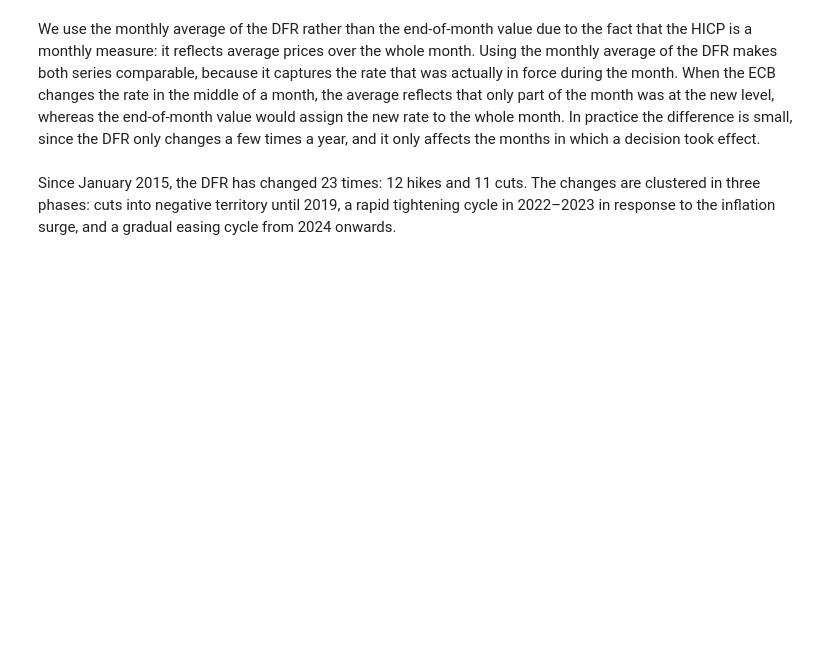
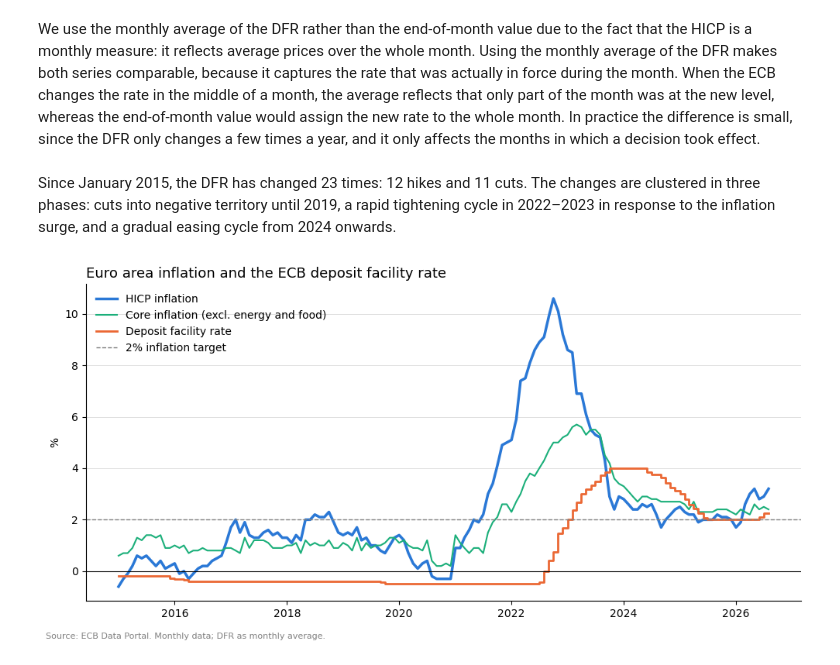
Before and after one commit to marcferrerp/ecb-monetary-policy-response, a Jupyter notebook: ecb_monetary_policy_response.ipynb, the cells around one changed output. Drawn from its saved outputs; the diff is of its cells as text; code cells hidden in the pictures; blank space fills up the shorter version.

Commit message:
Clean up repository

```diff
--- a/ecb_monetary_policy_response.ipynb
+++ b/ecb_monetary_policy_response.ipynb
@@ -112,3 +106,43 @@ Cuts: 11
 We use the monthly average of the DFR rather than the end-of-month value due to the fact that the HICP is a monthly measure: it reflects average prices over the whole month. Using the monthly average of the DFR makes both series comparable, because it captures the rate that was actually in force during the month. When the ECB changes the rate in the middle of a month, the average reflects that only part of the month was at the new level, whereas the end-of-month value would assign the new rate to the whole month. In practice the difference is small, since the DFR only changes a few times a year, and it only affects the months in which a decision took effect.
 # %% [markdown]
 Since January 2015, the DFR has changed 23 times: 12 hikes and 11 cuts. The changes are clustered in three phases: cuts into negative territory until 2019, a rapid tightening cycle in 2022–2023 in response to the inflation surge, and a gradual easing cycle from 2024 onwards.
+# %%
+import matplotlib.pyplot as plt
+
+# Colours: one per series, clearly distinct (also for colour-blind readers)
+COLORS = {"HICP": "#2a78d6", "CORE": "#1baf7a", "DFR": "#eb6834"}
+
+fig, ax = plt.subplots(figsize=(10, 5))
+
+# 1. Inflation: headline (main line, thicker) and core
+ax.plot(monthly.index, monthly["HICP"], label="HICP inflation",
+        color=COLORS["HICP"], linewidth=2.5)
+ax.plot(monthly.index, monthly["CORE"], label="Core inflation (excl. energy and food)",
+        color=COLORS["CORE"], linewidth=1.5)
+
+# 2. DFR as a step line: it jumps on decision dates, it does not move gradually
+ax.plot(monthly.index, monthly["DFR"], label="Deposit facility rate",
+        color=COLORS["DFR"], linewidth=2, drawstyle="steps-post")
+
+# 3. The 2% inflation target as a dashed horizontal line
+ax.axhline(2, linestyle="--", color="grey", linewidth=1, label="2% inflation target")
+
+# 4. Labels and legend
+ax.set_title("Euro area inflation and the ECB deposit facility rate", loc="left", fontsize=13)
+ax.set_ylabel("%")
+ax.legend(frameon=False, loc="upper left")
+
+# 5. Clean look: no top/right borders, light horizontal grid only
+ax.spines[["top", "right"]].set_visible(False)
+ax.grid(axis="y", color="lightgrey", linewidth=0.5)
+ax.axhline(0, color="black", linewidth=0.8)
+
+# 6. Source note at the bottom
+fig.text(0.01, 0.01, "Source: ECB Data Portal. Monthly data; DFR as monthly average.",
+         fontsize=8, color="grey")
+
+fig.tight_layout(rect=(0, 0.03, 1, 1))
+fig.savefig("figures/rates_inflation.png", dpi=200, bbox_inches="tight")
+plt.show()
+# %% [output]
+[figure, added]
```
Also changed, not shown: parts of 9 cells of this notebook, 1 other file.
